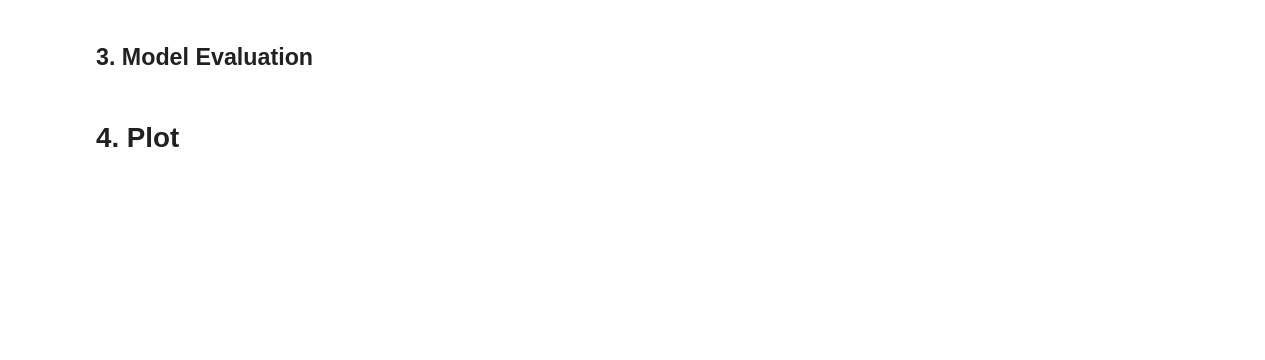
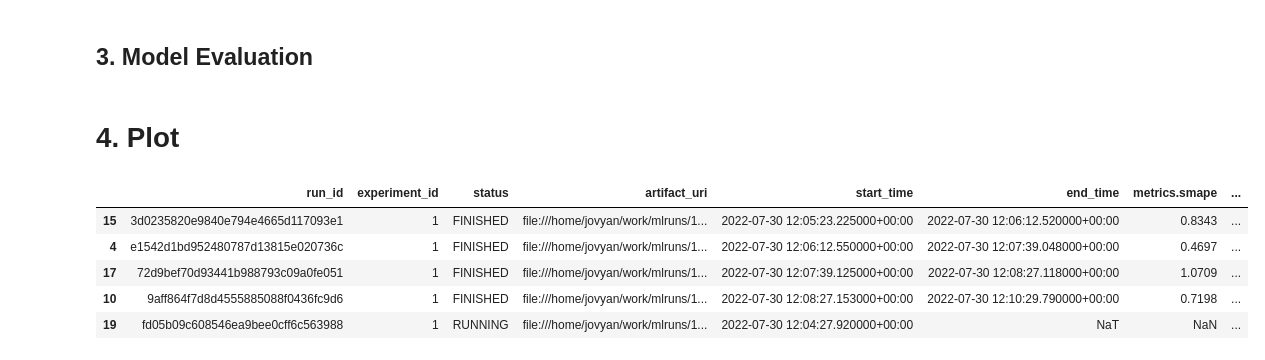
Before and after one commit to john2408/Pyspark_Hyperopt_Forecasting, a Jupyter notebook: notebooks/Forecasting_spark.ipynb, the cells around one changed output. Cells and saved outputs as stored; diff of their text form; code cells hidden in the pictures; blank space fills up the shorter version.

```diff
--- a/notebooks/Forecasting_spark.ipynb
+++ b/notebooks/Forecasting_spark.ipynb
@@ -152,6 +176,17 @@ forecast_pd = (
     .select(['ds','y','yhat','yhat_lower','yhat_upper'])
     .filter((col('Key1')==check_key1) & (col('Key2')==check_key2))
     ).toPandas()
+# %%
+runs_df = mlflow.search_runs(experiment_id, order_by=["metrics.smape"])
+# %%
+runs_df.sort_values(by = ['end_time']).tail()
+# %% [output]
+|  | run_id | experiment_id | status | artifact_uri | start_time | end_time | metrics.smape | ... |
+| 15 | 3d0235820e9840e794e4665d117093e1 | 1 | FINISHED | file:///home/jovyan/work/mlruns/1... | 2022-07-30 12:05:23.225000+00:00 | 2022-07-30 12:06:12.520000+00:00 | 0.8343 | ... |
+| 4 | e1542d1bd952480787d13815e020736c | 1 | FINISHED | file:///home/jovyan/work/mlruns/1... | 2022-07-30 12:06:12.550000+00:00 | 2022-07-30 12:07:39.048000+00:00 | 0.4697 | ... |
+| 17 | 72d9bef70d93441b988793c09a0fe051 | 1 | FINISHED | file:///home/jovyan/work/mlruns/1... | 2022-07-30 12:07:39.125000+00:00 | 2022-07-30 12:08:27.118000+00:00 | 1.0709 | ... |
+| 10 | 9aff864f7d8d4555885088f0436fc9d6 | 1 | FINISHED | file:///home/jovyan/work/mlruns/1... | 2022-07-30 12:08:27.153000+00:00 | 2022-07-30 12:10:29.790000+00:00 | 0.7198 | ... |
+| 19 | fd05b09c608546ea9bee0cff6c563988 | 1 | RUNNING | file:///home/jovyan/work/mlruns/1... | 2022-07-30 12:04:27.920000+00:00 | NaT | NaN | ... |
 # %%
 model, best_run_df, model_cv_smape = load_model(check_key1, check_key2, experiment_id, group_name)
 # %%
```
Also changed, not shown: parts of 9 cells of this notebook, 4 other files.
